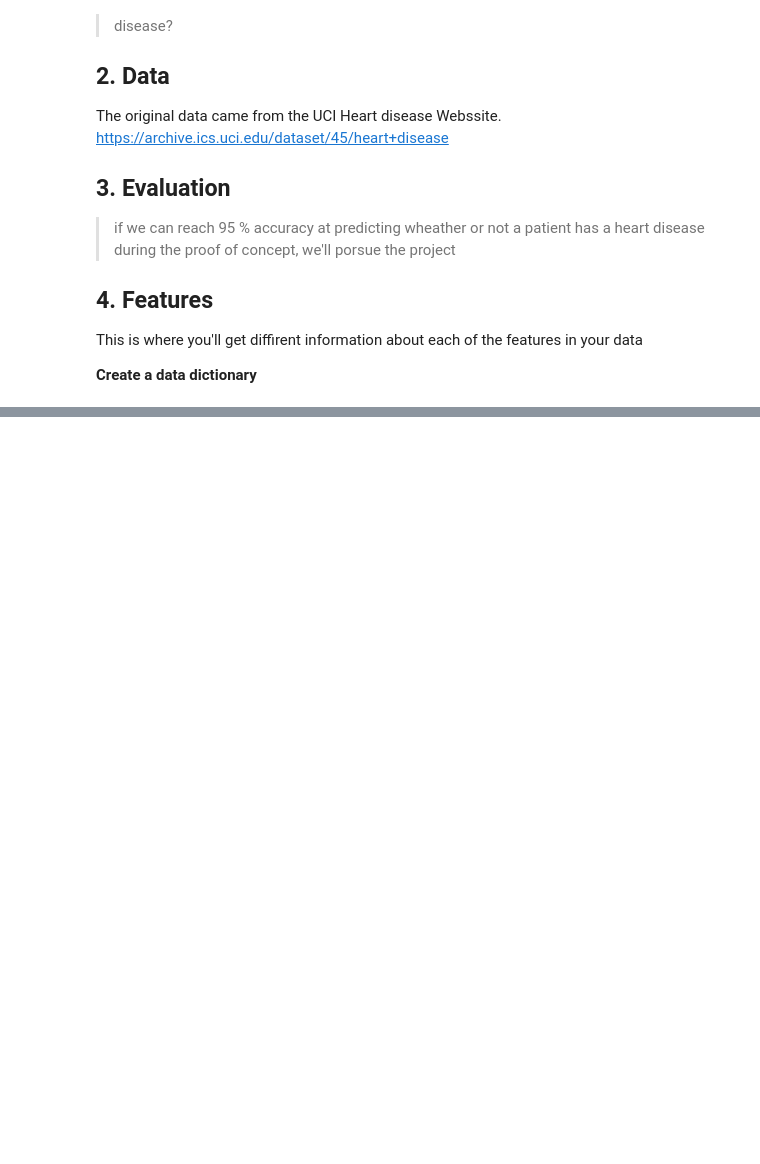
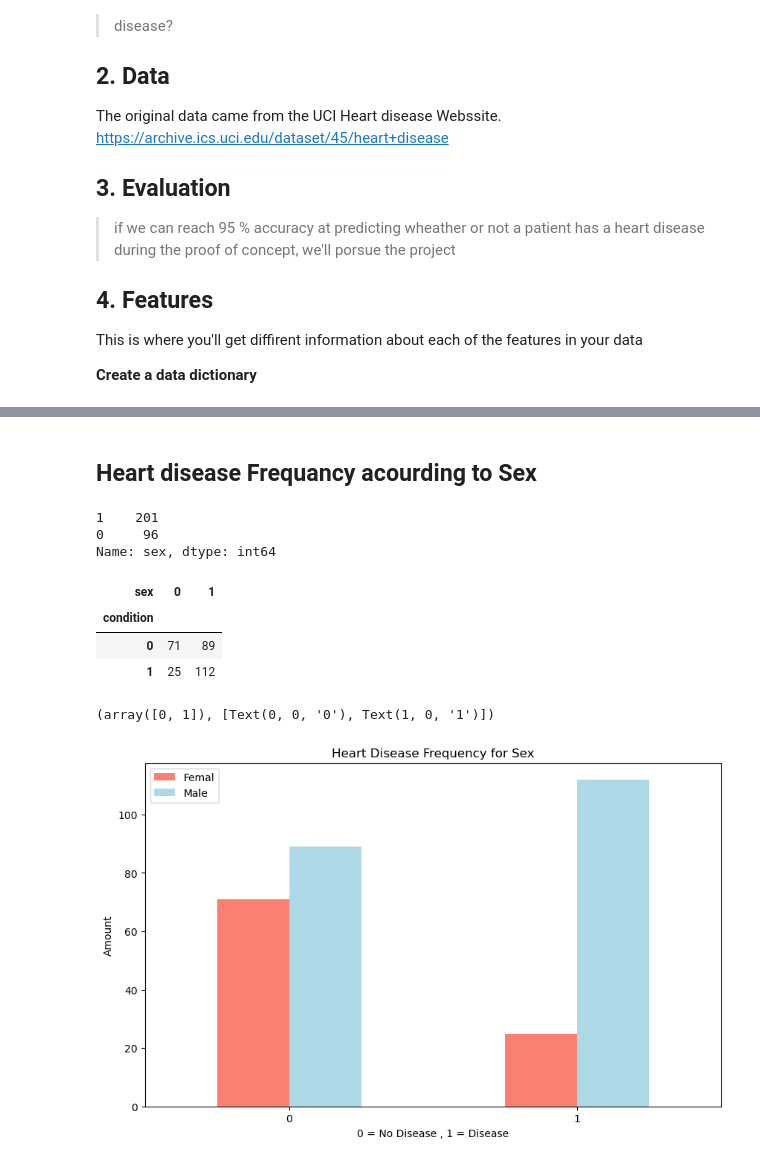
Before and after one commit to dilqvl62/Heart_disease_machine_learning, a Jupyter notebook: Heart-disease-classification.ipynb, the cells around one changed output, grey strips where cells are left out. Cells and saved outputs as stored; diff of their text form; code cells hidden in the pictures; blank space fills up the shorter version.

```diff
--- a/Heart-disease-classification.ipynb
+++ b/Heart-disease-classification.ipynb
@@ -52,0 +132,30 @@ from sklearn.metrics import RocCurveDisplay
+# %% [markdown]
+## Heart disease Frequancy acourding to Sex
+# %%
+heart_disease_df.sex.value_counts()
+# %% [output]
+1    201
+0     96
+Name: sex, dtype: int64
+# %%
+# Compare condition column with sex column
+pd.crosstab(heart_disease_df.condition, heart_disease_df.sex)
+# %% [output]
+| sex | 0 | 1 |
+| condition |  |  |
+| 0 | 71 | 89 |
+| 1 | 25 | 112 |
+# %%
+# Create a plot of crosstab
+pd.crosstab(heart_disease_df.condition, heart_disease_df.sex).plot(kind = "bar",
+                                                                   figsize = (10, 6),
+                                                                   color = ["salmon", "lightblue"]
+                                                                  )
+plt.title("Heart Disease Frequency for Sex")
+plt.xlabel("0 = No Disease , 1 = Disease")
+plt.ylabel("Amount")
+plt.legend(["Femal", "Male"]);
+plt.xticks(rotation = 0)
+# %% [output]
+(array([0, 1]), [Text(0, 0, '0'), Text(1, 0, '1')])
+[figure, added]
```
Also changed, not shown: parts of 7 cells of this notebook.
